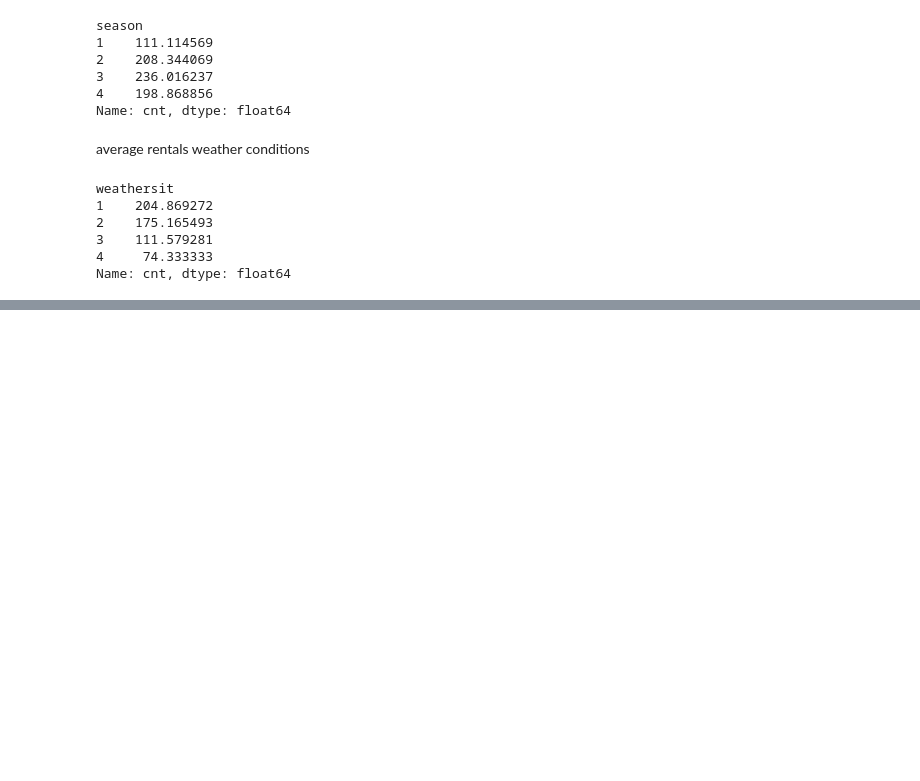
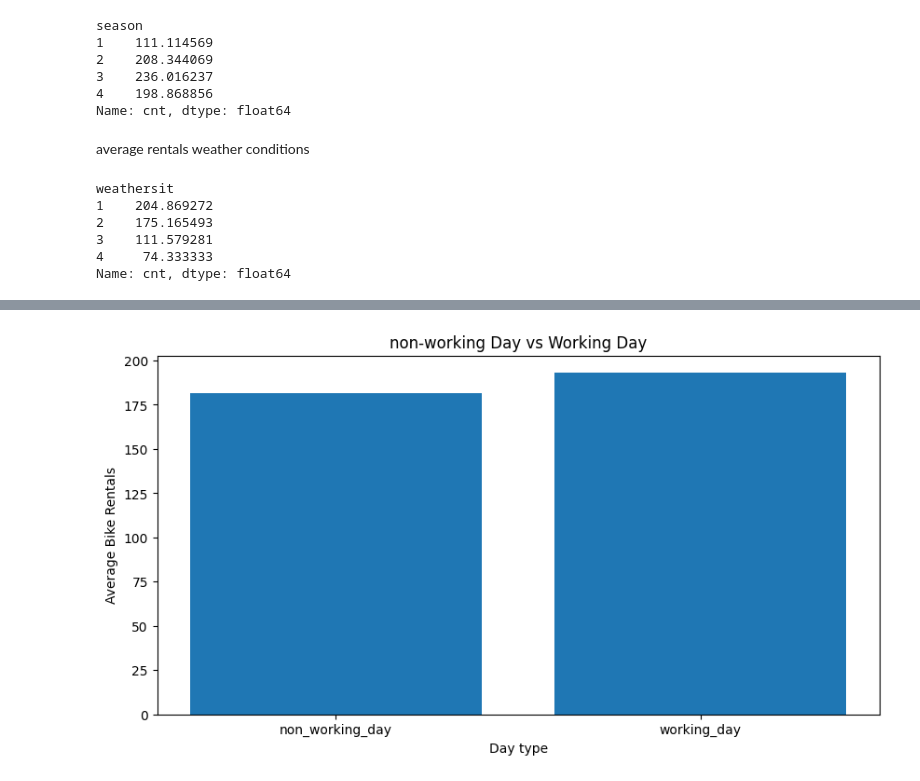
Before and after one commit to Mario03Jeffery/bike_rentals_project, a Jupyter notebook: notebooks/bike_demand_analysis.ipynb, the cells around one changed output, grey strips where cells are left out. Saved outputs shown, nothing was run; the diff lists cells and outputs as text; code cells hidden in the pictures; blank space fills up the shorter version.

```diff
--- a/notebooks/bike_demand_analysis.ipynb
+++ b/notebooks/bike_demand_analysis.ipynb
@@ -115,0 +211,12 @@ Name: cnt, dtype: float64
+# %%
+plt.figure(figsize=(10, 5))
+
+plt.bar(["non_working_day", "working_day"], avg_workingdays.values)
+
+
+plt.title("non-working Day vs Working Day")
+plt.xlabel("Day type")
+plt.ylabel("Average Bike Rentals")
+plt.show()
+# %% [output]
+[figure, added]
```
Also changed, not shown: parts of 16 cells of this notebook.
